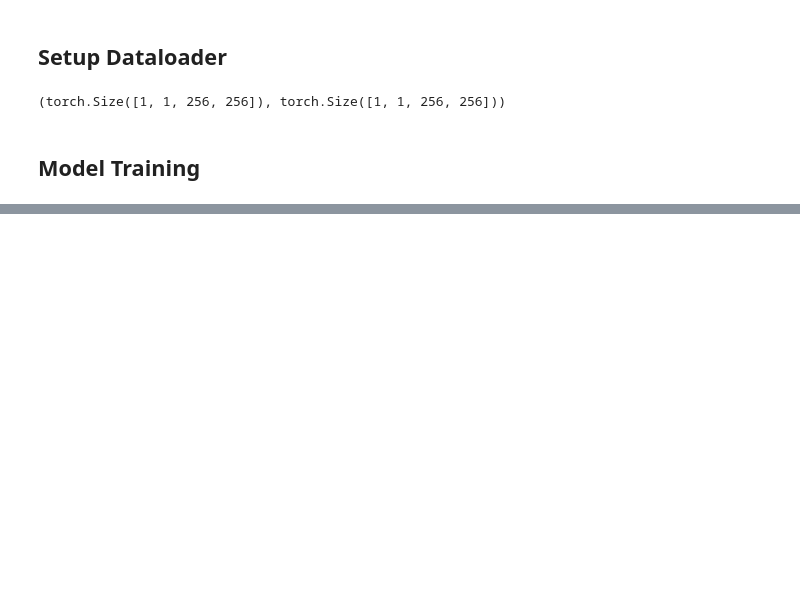
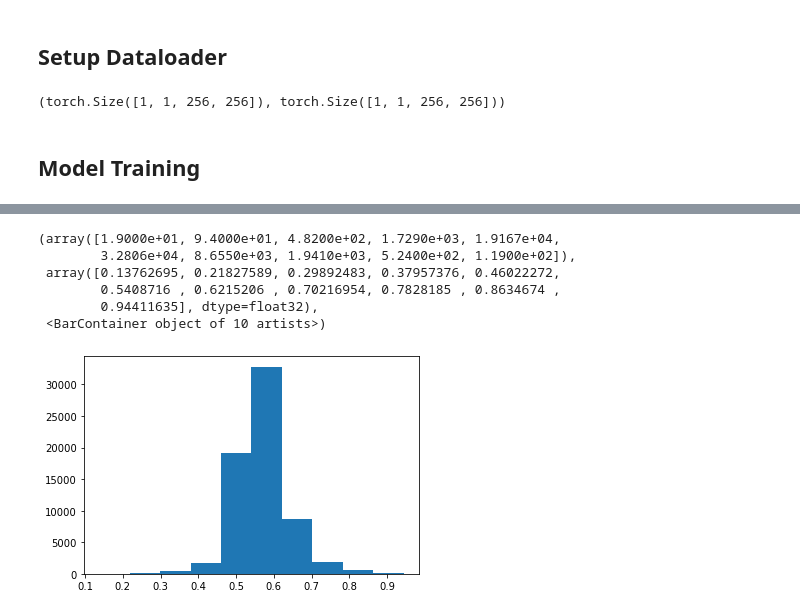
Before and after one commit to simsta1/brain-mri-semantic-segmentation, a Jupyter notebook: image_segment.ipynb, the cells around one changed output, grey strips where cells are left out. Drawn from its saved outputs; the diff is of its cells as text; code cells hidden in the pictures; blank space fills up the shorter version.

```diff
--- a/image_segment.ipynb
+++ b/image_segment.ipynb
@@ -438,2 +455,5 @@ df
 # %%
-UNet()
+unet = UNet3(in_channels=1, out_channels=1)
+
+criterion = nn.BCELoss()
+optimizer = torch.optim.SGD(params=unet.parameters(), lr=.0001, momentum=.5)
@@ -439,0 +475,2 @@ UNet()
+# %%
+out = unet(img)
@@ -439,0 +486,10 @@ UNet()
+# %%
+plt.hist(out.detach().numpy().flatten())
+# %% [output]
+(array([1.9000e+01, 9.4000e+01, 4.8200e+02, 1.7290e+03, 1.9167e+04,
+        3.2806e+04, 8.6550e+03, 1.9410e+03, 5.2400e+02, 1.1900e+02]),
+ array([0.13762695, 0.21827589, 0.29892483, 0.37957376, 0.46022272,
+        0.5408716 , 0.6215206 , 0.70216954, 0.7828185 , 0.8634674 ,
+        0.94411635], dtype=float32),
+ <BarContainer object of 10 artists>)
+[figure, added]
```
Also changed, not shown: parts of 14 cells of this notebook.
